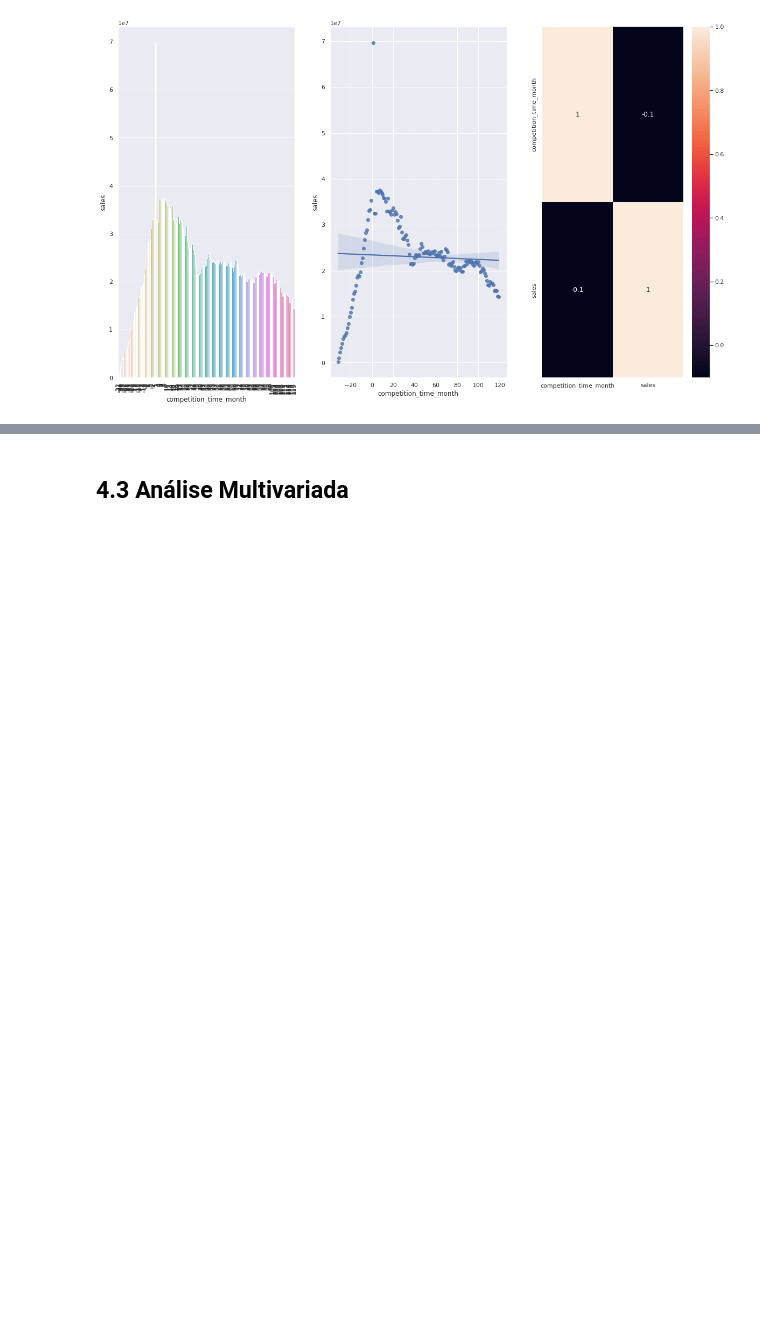
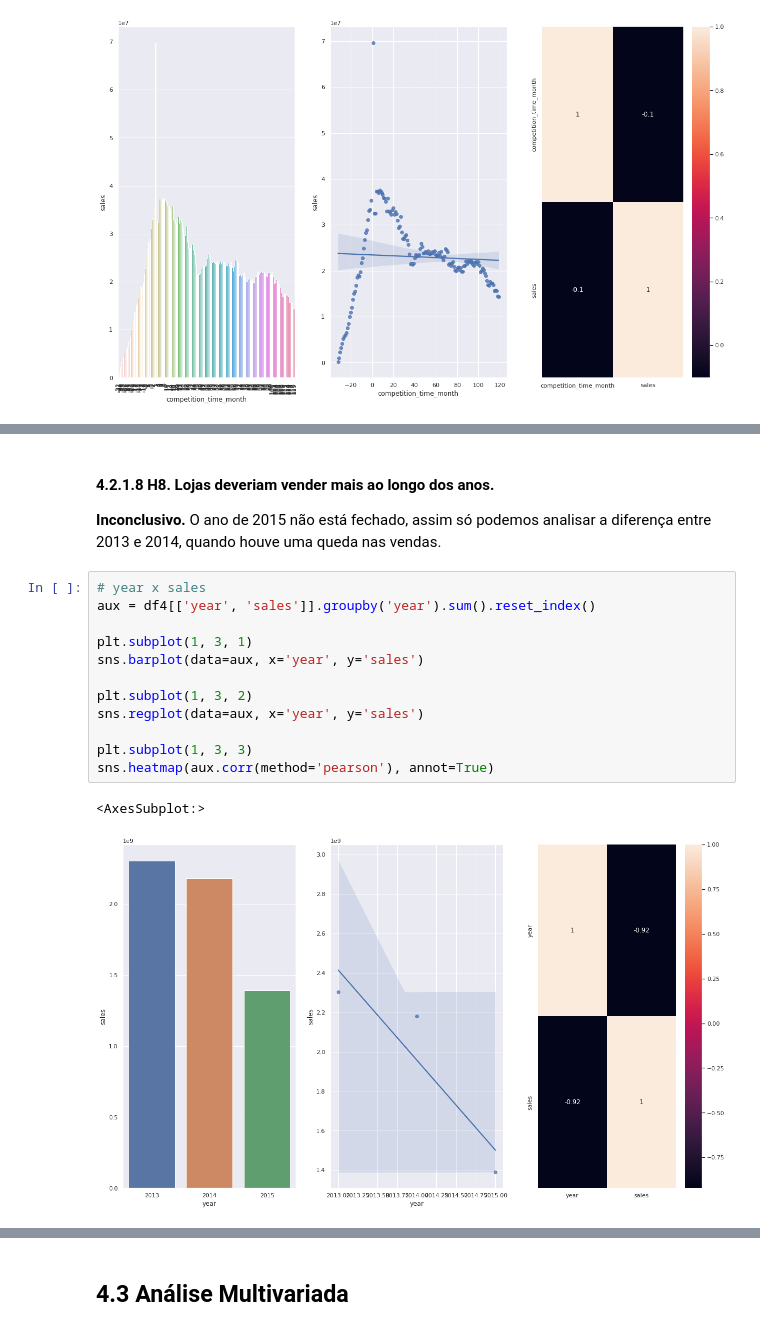
Before and after one commit to jonasbarletta/ds_em_producao, a Jupyter notebook: modulo4-exploratory-data-analysis.ipynb, the cells around one changed output, grey strips where cells are left out. Drawn from its saved outputs; the diff is of its cells as text; blank space fills up the shorter version.

```diff
--- a/modulo4-exploratory-data-analysis.ipynb
+++ b/modulo4-exploratory-data-analysis.ipynb
@@ -561,0 +642,18 @@ sns.heatmap(aux1.corr(method='pearson'), annot=True)
+# %% [markdown]
+#### 4.2.1.8 **H8.** Lojas deveriam vender mais ao longo dos anos.
+**Inconclusivo.** O ano de 2015 não está fechado, assim só podemos analisar a diferença entre 2013 e 2014, quando houve uma queda nas vendas.
+# %%
+# year x sales
+aux = df4[['year', 'sales']].groupby('year').sum().reset_index()
+
+plt.subplot(1, 3, 1)
+sns.barplot(data=aux, x='year', y='sales')
+
+plt.subplot(1, 3, 2)
+sns.regplot(data=aux, x='year', y='sales')
+
+plt.subplot(1, 3, 3)
+sns.heatmap(aux.corr(method='pearson'), annot=True)
+# %% [output]
+<AxesSubplot:>
+[figure, added]
```
Also changed, not shown: parts of 17 cells of this notebook.
